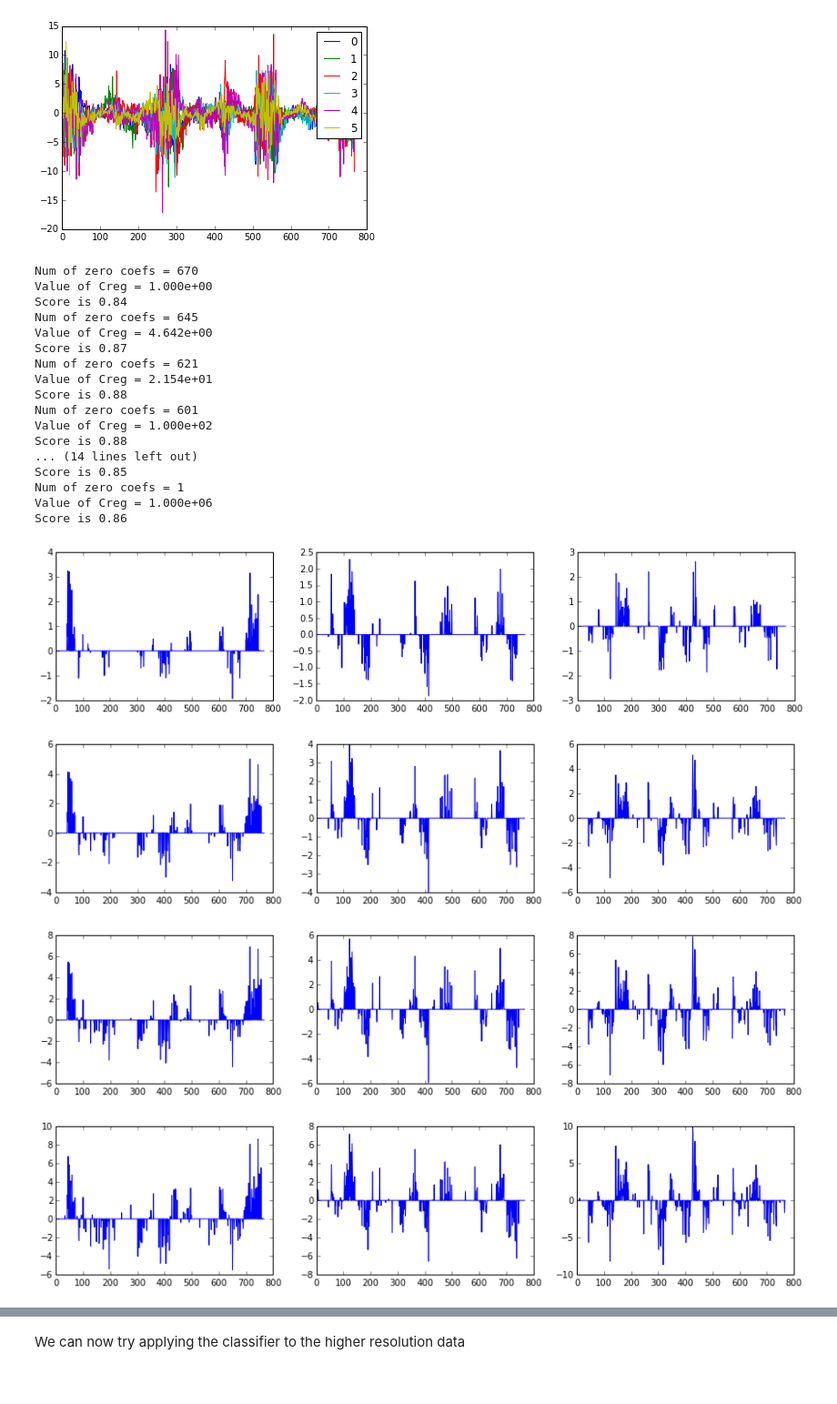
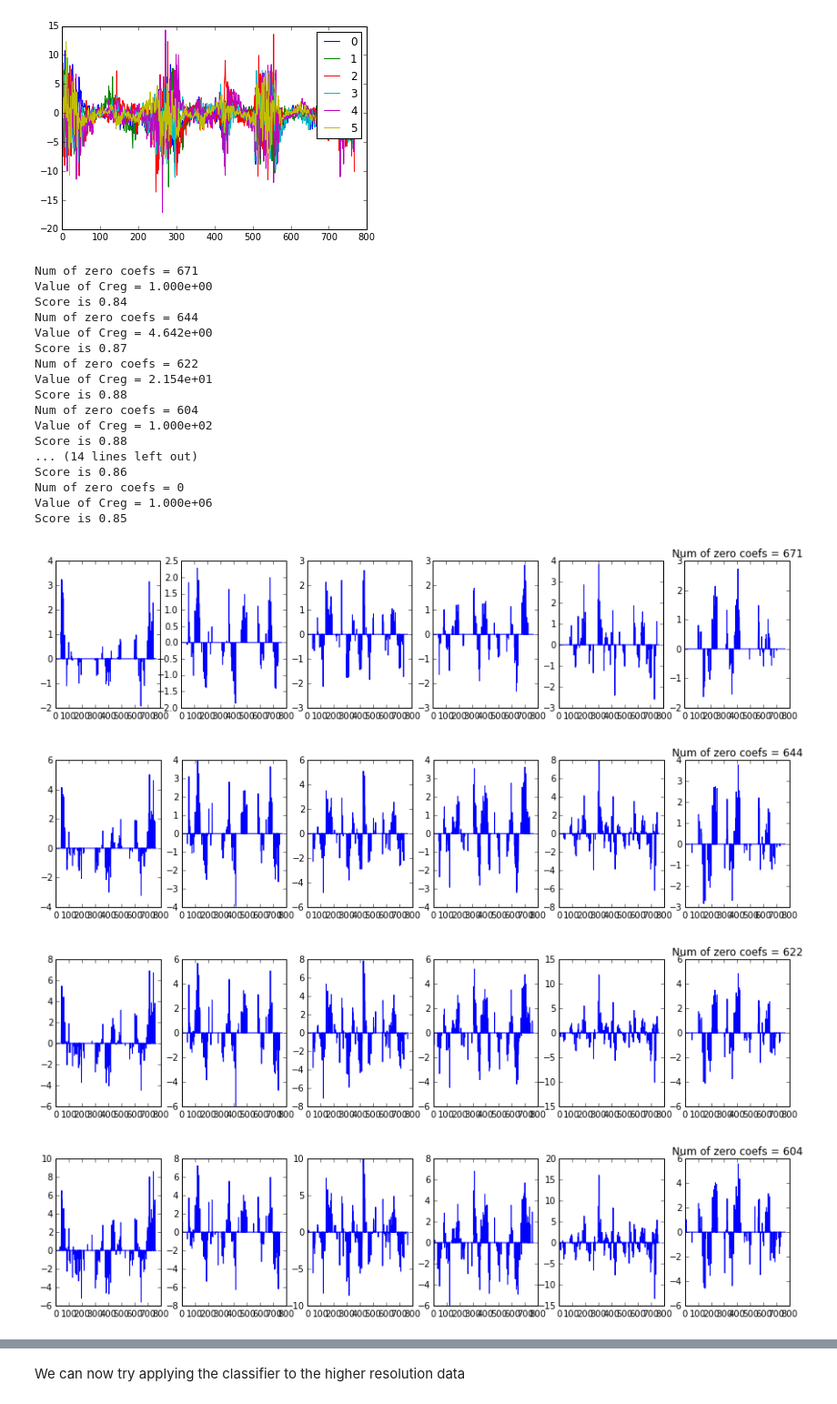
Before and after one commit to AntonBiryukovUofC/WI_modeling, a Jupyter notebook: Untitled.ipynb, the cells around one changed output, grey strips where cells are left out. Shown at 91% size. Cells and saved outputs as stored; diff of their text form; code cells hidden in the pictures.

```diff
--- a/Untitled.ipynb
+++ b/Untitled.ipynb
@@ -182,37 +182,38 @@ Num of zero coefs = 1
 # %%
 for CReg in np.logspace(0,6,10):
     logreg = linear_model.LogisticRegression(C=CReg,penalty='l1')
     EQ_default_params_fit = logreg.fit(X_train, y_train)
     predicted = EQ_default_params_fit.predict(X_test)
     probs = EQ_default_params_fit.predict_proba(X_test)
     ScoreMetric =  metrics.accuracy_score(y_test, predicted)
     print "Num of zero coefs = %d " % (EQ_default_params_fit.coef_[0,:] == 0).sum()
     print "Value of Creg = %3.3e" % CReg
     print "Score is %2.2f" % ScoreMetric
-    fig,ax =plt.subplots(1,3)
+    num_classes = EQ_default_params_fit.classes_.shape[0]
+    fig,ax =plt.subplots(1,num_classes)
     fig.set_size_inches((15,3))
-    ax[0].plot(EQ_default_params_fit.coef_[0,:])
-    ax[1].plot(EQ_default_params_fit.coef_[1,:])
-    ax[2].plot(EQ_default_params_fit.coef_[2,:])
+    for j in range(num_classes):
+        ax[j].plot(EQ_default_params_fit.coef_[j,:])
+        plt.title("Num of zero coefs = %d " % (EQ_default_params_fit.coef_[0,:] == 0).sum())
 # %% [output]
-Num of zero coefs = 670
+Num of zero coefs = 671
 Value of Creg = 1.000e+00
 Score is 0.84
-Num of zero coefs = 645
+Num of zero coefs = 644
 Value of Creg = 4.642e+00
 Score is 0.87
-Num of zero coefs = 621
+Num of zero coefs = 622
 Value of Creg = 2.154e+01
 Score is 0.88
-Num of zero coefs = 601
+Num of zero coefs = 604
 Value of Creg = 1.000e+02
 Score is 0.88
 ... (14 lines left out)
+Score is 0.86
+Num of zero coefs = 0
+Value of Creg = 1.000e+06
 Score is 0.85
-Num of zero coefs = 1
-Value of Creg = 1.000e+06
-Score is 0.86
-[figure, old version]
+[figure, new version]
-[figure, old version]
+[figure, new version]
-[figure, old version]
+[figure, new version]
-[figure, old version]
+[figure, new version]
```
Also changed, not shown: parts of 2 cells of this notebook.
